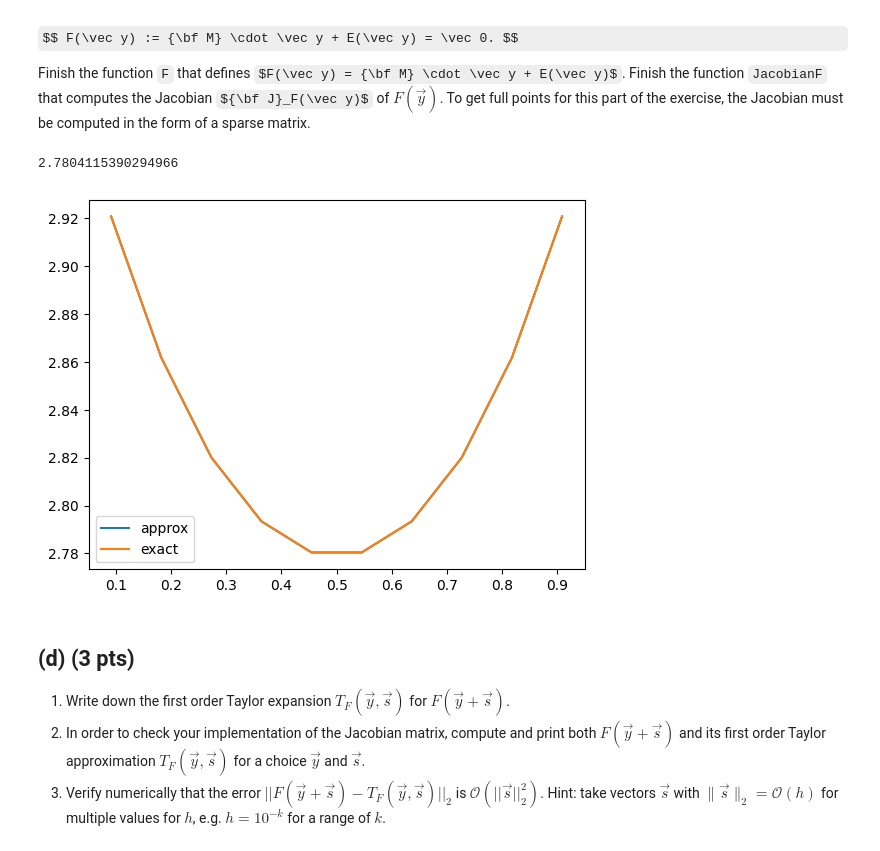
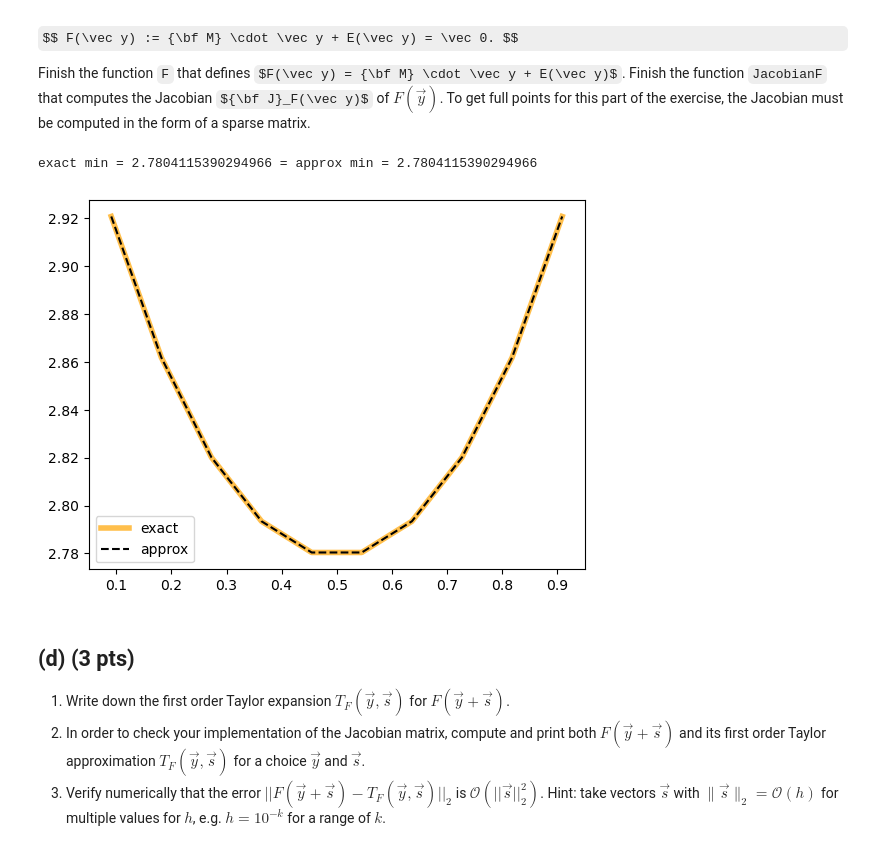
Before and after one commit to jonas4climate/na-assignment1, a Jupyter notebook: hw4_2023.ipynb, the cells around one changed output. Cells and saved outputs as stored; diff of their text form; code cells hidden in the pictures; some formulas as TeX source.

```diff
--- a/hw4_2023.ipynb
+++ b/hw4_2023.ipynb
@@ -186,25 +182,26 @@ To get full points for this part of the exercise, the Jacobian must be computed
 # %%
 def F(y):
     n = len(y)
     M = SecondDerMatrix(n)
     return (M @ y) + np.exp(y)
 
 def JacobianF(y):
     '''Returns Jacobian of F give a vector y'''
     return SecondDerMatrix(len(y)) + csr_array(np.diag(np.exp(y)))
 
 
 approx_data = F(exact_y)
-
-plt.plot(steps, approx_data, label='approx')
-plt.plot(steps, exact_der_y + np.exp(exact_y), label='exact')
-min_y = min(approx_data)
-print(min_y)
+exact_data = exact_der_y + np.exp(exact_y)
+min_y_approx = min(approx_data)
+min_y_exact = min(exact_data)
+print(f'exact min = {min_y_exact} = approx min = {min_y_approx}')
+plt.plot(steps, exact_der_y + np.exp(exact_y), label='exact', linewidth=4, alpha=0.7, color='orange')
+plt.plot(steps, approx_data, label='approx', linestyle='--', color='black')
 plt.legend()
 plt.show()
 # %% [output]
-2.7804115390294966
+exact min = 2.7804115390294966 = approx min = 2.7804115390294966
-[figure, old version]
+[figure, new version]
 # %% [markdown]
 ## (d)  (3 pts)
 1. Write down the first order Taylor expansion $T_F(\vec y, \vec s)$ for $F(\vec y+\vec s)$.
```
Also changed, not shown: parts of 9 cells of this notebook.
